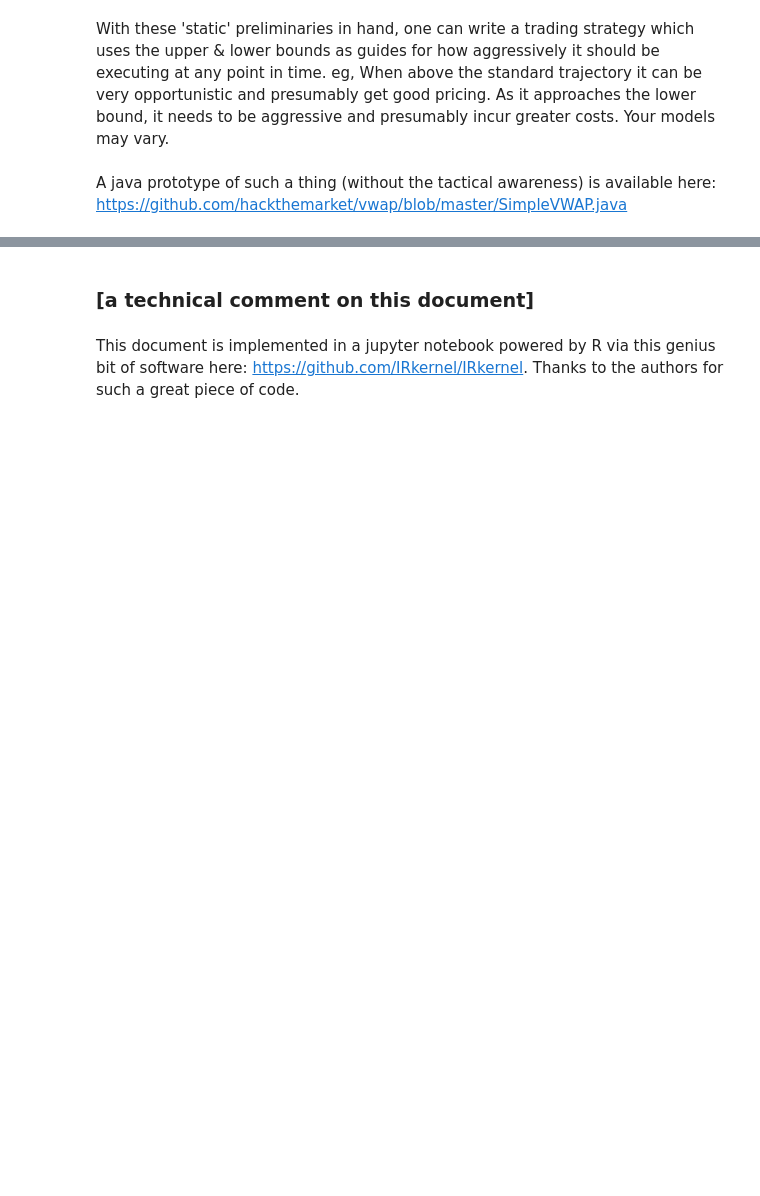
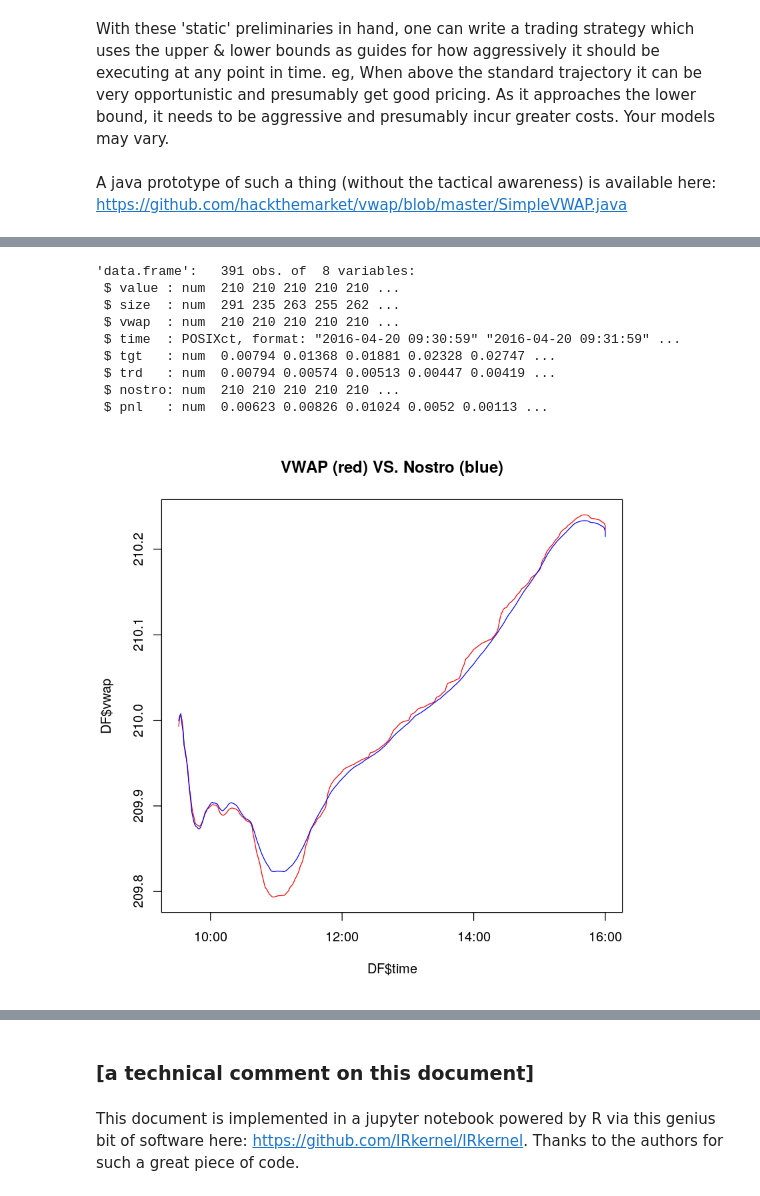
Before and after one commit to hackthemarket/vwap, a Jupyter notebook: vwap.ipynb, the cells around one changed output, grey strips where cells are left out. Cells and saved outputs as stored; diff of their text form; code cells hidden in the pictures; blank space fills up the shorter version.

```diff
--- a/vwap.ipynb
+++ b/vwap.ipynb
@@ -97,0 +207,18 @@ A java prototype of such a thing (without the tactical awareness) is available h
+# %%
+X <- DT
+X$time <- X$cumsize <- X$date <- NULL
+qDT <- xts( X, order.by=DT$time)
+#autoplot(qDT,facets=NULL,main=day)
+# now let's force timestamps to closest minute boundary... and repack in DF
+qmDT <- align.time(qDT, 60)
+DF <- as.data.frame(period.apply(qmDT, endpoints(qmDT, "minutes"), mean))
+
+DF$time <- index(qDT[endpoints(qmDT, "minutes")])
+rownames(DF) <- NULL # index(qDT[endpoints(qmDT, "minutes")])
+
+# now let's add-in the tgt
+DF$tgt <- tgt
+# which is already cumulated so let's diff
+DF$trd <- c (DF$tgt[1], diff(DF$tgt))
+
+#DF
@@ -97,0 +243,24 @@ A java prototype of such a thing (without the tactical awareness) is available h
+# %%
+# let's calculate our expected price (assuming no model!)
+DF$nostro <- DF$value
+for (i in 2:nrow(DF))
+    DF$nostro[i] <- ((DF$nostro[i-1]*DF$tgt[i-1]) + (DF$nostro[i]*DF$trd[i]))/DF$tgt[i]
+
+# and finally the 'pnl'
+DF$pnl <- cumsum(DF$nostro - DF$vwap)
+
+plot(DF$time,DF$vwap, type='l', col='red', main='VWAP (red) VS. Nostro (blue)')
+lines(DF$time,DF$nostro, type='l', col='blue')
+#lines(DF$time,DF$pnl+209.8, type='l', col='green')
+str(DF)
+# %% [output]
+'data.frame':   391 obs. of  8 variables:
+ $ value : num  210 210 210 210 210 ...
+ $ size  : num  291 235 263 255 262 ...
+ $ vwap  : num  210 210 210 210 210 ...
+ $ time  : POSIXct, format: "2016-04-20 09:30:59" "2016-04-20 09:31:59" ...
+ $ tgt   : num  0.00794 0.01368 0.01881 0.02328 0.02747 ...
+ $ trd   : num  0.00794 0.00574 0.00513 0.00447 0.00419 ...
+ $ nostro: num  210 210 210 210 210 ...
+ $ pnl   : num  0.00623 0.00826 0.01024 0.0052 0.00113 ...
+[figure, added]
```
Also changed, not shown: parts of 27 cells of this notebook, 1 other file.
